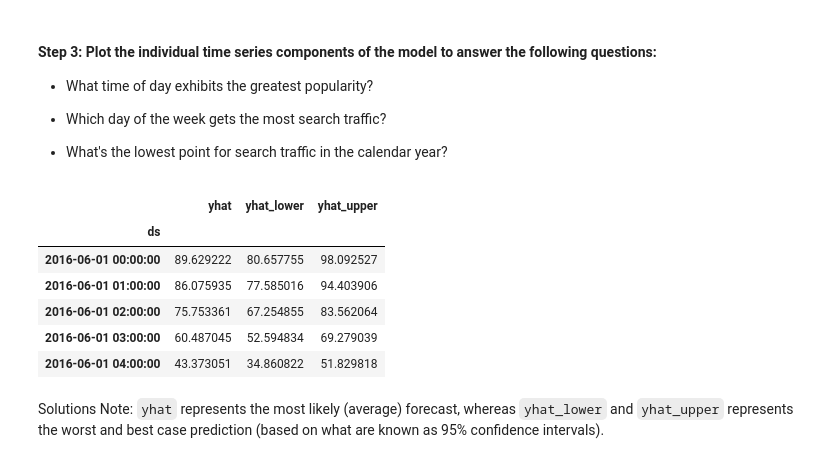
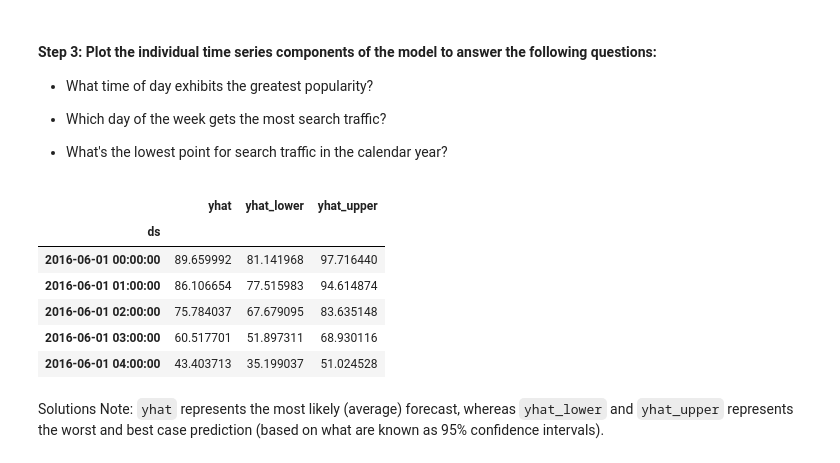
Before and after one commit to elcooney/prophet-challenge, a Jupyter notebook: forecasting_net_prophet.ipynb, the cells around one changed output. Saved outputs shown, nothing was run; the diff lists cells and outputs as text; code cells hidden in the pictures.

```diff
--- a/forecasting_net_prophet.ipynb
+++ b/forecasting_net_prophet.ipynb
@@ -450,4 +447,5 @@ prophet_model
 <prophet.forecaster.Prophet at 0x...>
 # %%
 # Fit the time-series model.
+prophet_model.fit(prophet_df)
 # %% [output]
@@ -464,9 +455,10 @@ INFO:cmdstanpy:Chain [1] done processing
 # %%
 # Create a future dataframe to hold predictions
 # Make the prediction go out as far as 2000 hours (approx 80 days)
-
+future_mercado_trends = prophet_model.make_future_dataframe(periods=2000, freq="H")
 
 # View the last five rows of the future_mercado_trends DataFrame
+future_mercado_trends.tail()
 # %% [output]
 |  | ds |
 | 39101 | 2020-11-30 04:00:00 |
@@ -476,8 +468,9 @@ INFO:cmdstanpy:Chain [1] done processing
 | 39105 | 2020-11-30 08:00:00 |
 # %%
 # Make the predictions for the trend data using the future_mercado_trends DataFrame
-
+forecast_mercado_trends = prophet_model.predict(future_mercado_trends)
 
 # Display the first five rows of the forecast_mercado_trends DataFrame
+forecast_mercado_trends.head()
 # %% [output]
 |  | ds | trend | yhat_lower | yhat_upper | trend_lower | trend_upper | additive_terms | ... |
@@ -510,17 +510,19 @@ INFO:cmdstanpy:Chain [1] done processing
 * What's the lowest point for search traffic in the calendar year?
 # %%
 # Set the index in the forecast_mercado_trends DataFrame to the ds datetime column
-
+forecast_mercado_trends.set_index('ds', inplace=True)
 
 # View the only the yhat,yhat_lower and yhat_upper columns from the DataFrame
+forecast_yhat = forecast_mercado_trends[['yhat', 'yhat_lower', 'yhat_upper']]
+display(forecast_yhat.head())
 # %% [output]
 |  | yhat | yhat_lower | yhat_upper |
 | ds |  |  |  |
-| 2016-06-01 00:00:00 | 89.629222 | 80.657755 | 98.092527 |
-| 2016-06-01 01:00:00 | 86.075935 | 77.585016 | 94.403906 |
-| 2016-06-01 02:00:00 | 75.753361 | 67.254855 | 83.562064 |
-| 2016-06-01 03:00:00 | 60.487045 | 52.594834 | 69.279039 |
-| 2016-06-01 04:00:00 | 43.373051 | 34.860822 | 51.829818 |
+| 2016-06-01 00:00:00 | 89.659992 | 81.141968 | 97.716440 |
+| 2016-06-01 01:00:00 | 86.106654 | 77.515983 | 94.614874 |
+| 2016-06-01 02:00:00 | 75.784037 | 67.679095 | 83.635148 |
+| 2016-06-01 03:00:00 | 60.517701 | 51.897311 | 68.930116 |
+| 2016-06-01 04:00:00 | 43.403713 | 35.199037 | 51.024528 |
 # %% [markdown]
 Solutions Note: `yhat` represents the most likely (average) forecast, whereas `yhat_lower` and `yhat_upper` represents the worst and best case prediction (based on what are known as 95% confidence intervals).
 # %%
```
Also changed, not shown: parts of 14 cells of this notebook, 1 other file.
